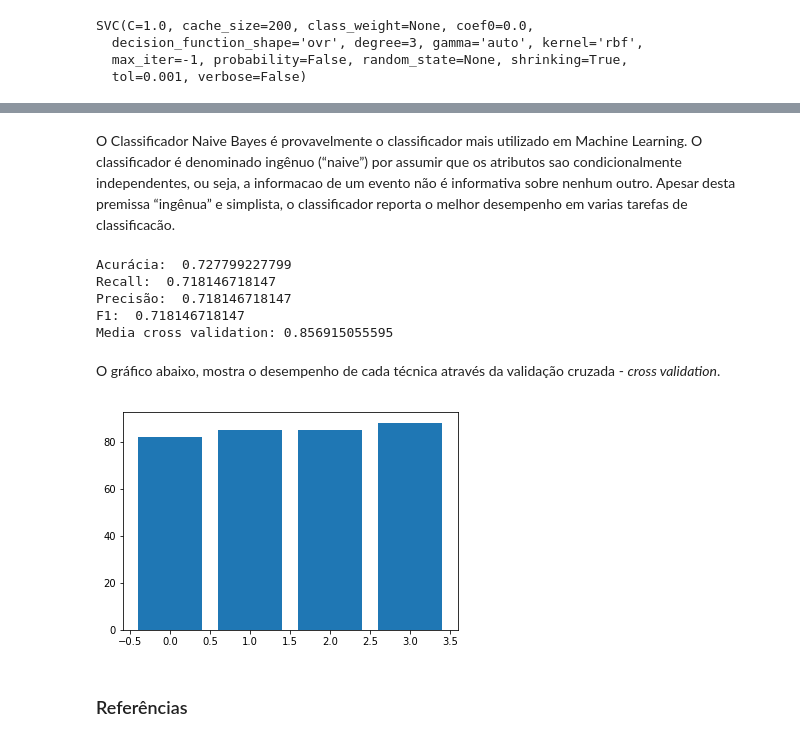
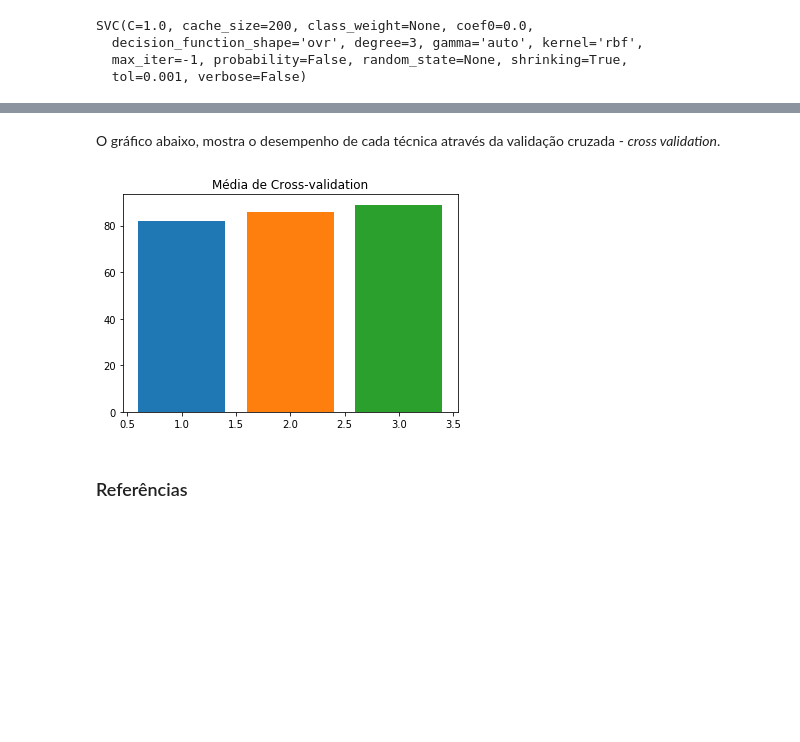
Before and after one commit to ciencia-de-dados-pratica/praticas, a Jupyter notebook: carros/Artigo .ipynb, the cells around one changed output, grey strips where cells are left out. Cells and saved outputs as stored; diff of their text form; code cells hidden in the pictures; blank space fills up the shorter version.

```diff
--- a/carros/Artigo .ipynb
+++ b/carros/Artigo .ipynb
@@ -199,17 +191,15 @@ SVC(C=1.0, cache_size=200, class_weight=None, coef0=0.0,
   max_iter=-1, probability=False, random_state=None, shrinking=True,
   tol=0.001, verbose=False)
 # %%
-resultSVM = model_selection.cross_val_score(clf,X,Y)
+resultSVM = model_selection.cross_val_score(clf,X,Y, cv=3)
 predicoesSVM = clf.predict(X_teste.values)
 
 mediaSVM = np.average(resultSVM)
-#print(mediaSVM)
-#print(confusion_matrix(Y_teste.values,predicoesKnn))
 
 print("Acurácia: ",accuracy_score(Y_teste.values,predicoesSVM))
-print("Recall: ",recall_score(Y_teste.values,predicoesSVM,average='micro'))
-print("Precisão: ", precision_score(Y_teste.values,predicoesSVM,average='micro'))
-print("F1: ", f1_score(Y_teste.values,predicoesSVM,average='micro'))
+print("Recall: ",recall_score(Y_teste.values,predicoesSVM,average='macro'))
+print("Precisão: ", precision_score(Y_teste.values,predicoesSVM,average='macro'))
+print("F1: ", f1_score(Y_teste.values,predicoesSVM,average='macro'))
 print("Media cross validation:",mediaSVM)
 # %% [output]
 Acurácia:  0.718146718147
@@ -222,2 +209,0 @@ Media cross validation: 0.88984428368
-# %% [markdown]
-O Classificador Naive Bayes é provavelmente o classificador mais utilizado em Machine Learning. O classificador é denominado ingênuo (“naive”) por assumir que os atributos sao condicionalmente independentes, ou seja, a informacao de um evento não é informativa sobre nenhum outro. Apesar desta premissa “ingênua” e simplista, o classificador reporta o melhor desempenho em varias tarefas de classificacão.
@@ -227,30 +210,17 @@ y_pred = gnb.fit(X,Y)
-# %%
-resultNB = model_selection.cross_val_score(gnb,X,Y,cv=3)
-predicoesNB = gnb.predict(X_teste.values)
-mediaNB = np.average(resultNB)
-#print(mediaNB)
-#print(confusion_matrix(Y_teste.values,predicoesKnn))
-print("Acurácia: ",accuracy_score(predicoesNB,Y_teste.values))
-print("Recall: ",recall_score(Y_teste.values,predicoesSVM,average='micro'))
-print("Precisão: ", precision_score(Y_teste.values,predicoesSVM,average='micro'))
-print("F1: ", f1_score(Y_teste.values,predicoesSVM,average='micro'))
-print("Media cross validation:",mediaNB)
-# %% [output]
-Acurácia:  0.727799227799
-Recall:  0.718146718147
-Precisão:  0.718146718147
-F1:  0.718146718147
-Media cross validation: 0.856915055595
 # %% [markdown]
 O gráfico abaixo, mostra o desempenho de cada técnica através da validação cruzada - <i>cross validation</i>.
-# %%
-y_axis = [int(mediaDT*100),int(mediaKnn*100),int(mediaNB*100), int(mediaSVM*100)]
-x_axis = range(len(y_axis))
-
-plt.bar(x_axis, y_axis)
-plt.show()
-# %% [output]
-[figure, removed]
+# %%
+y_axis = [mediaDT*100,mediaKnn*100, mediaSVM*100]
+plt.title("Média de Cross-validation")
+plt.bar(1, y_axis[0])
+plt.bar(2, y_axis[1])
+plt.bar(3, y_axis[2])
+plt.show()
+#Azul - DT
+#LARANJA - KNN
+#VERDE - SVM
+# %% [output]
+[figure, added]
 # %% [markdown]
 ### Referências
 # %% [markdown]
```
Also changed, not shown: parts of 7 cells of this notebook.
